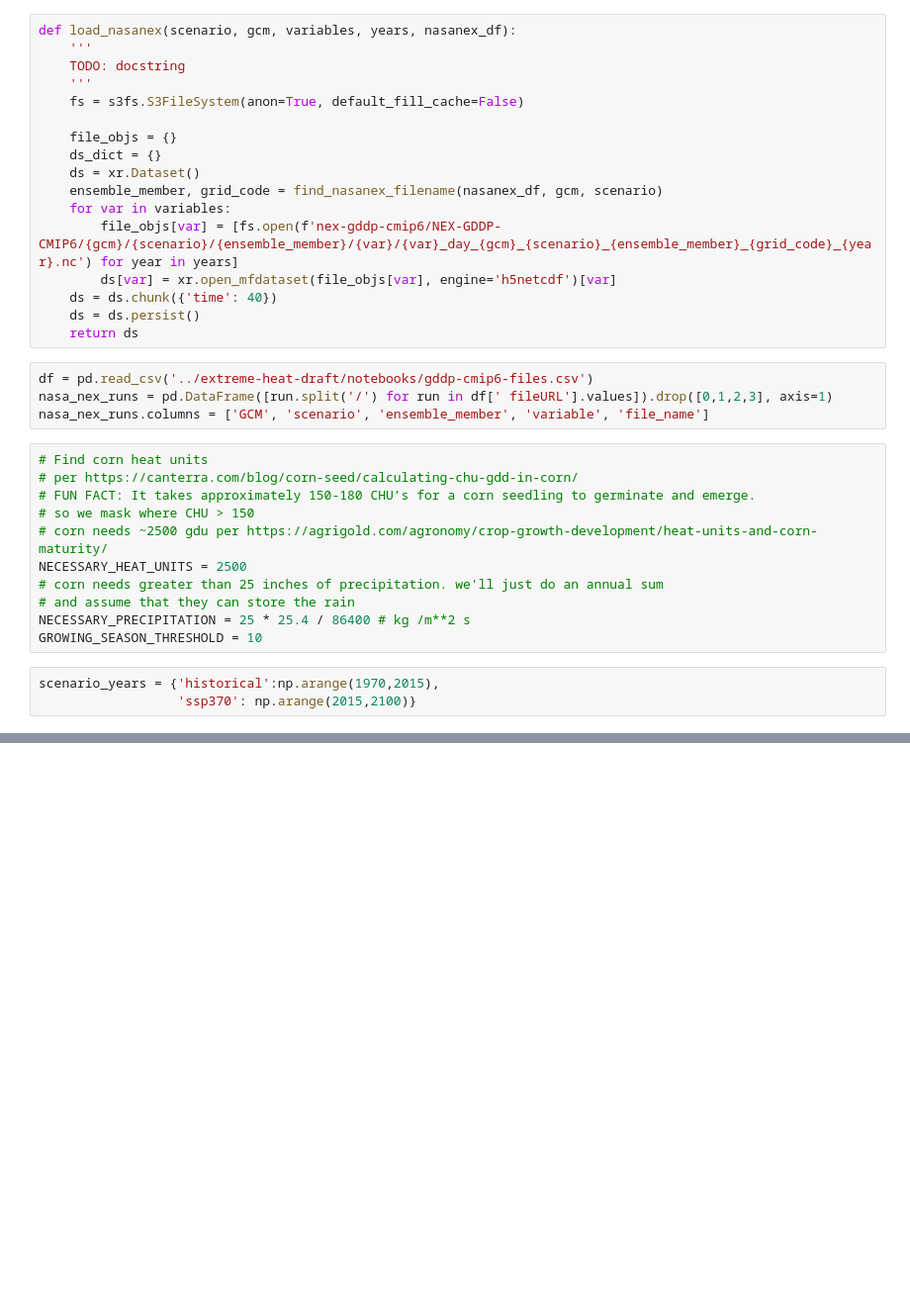
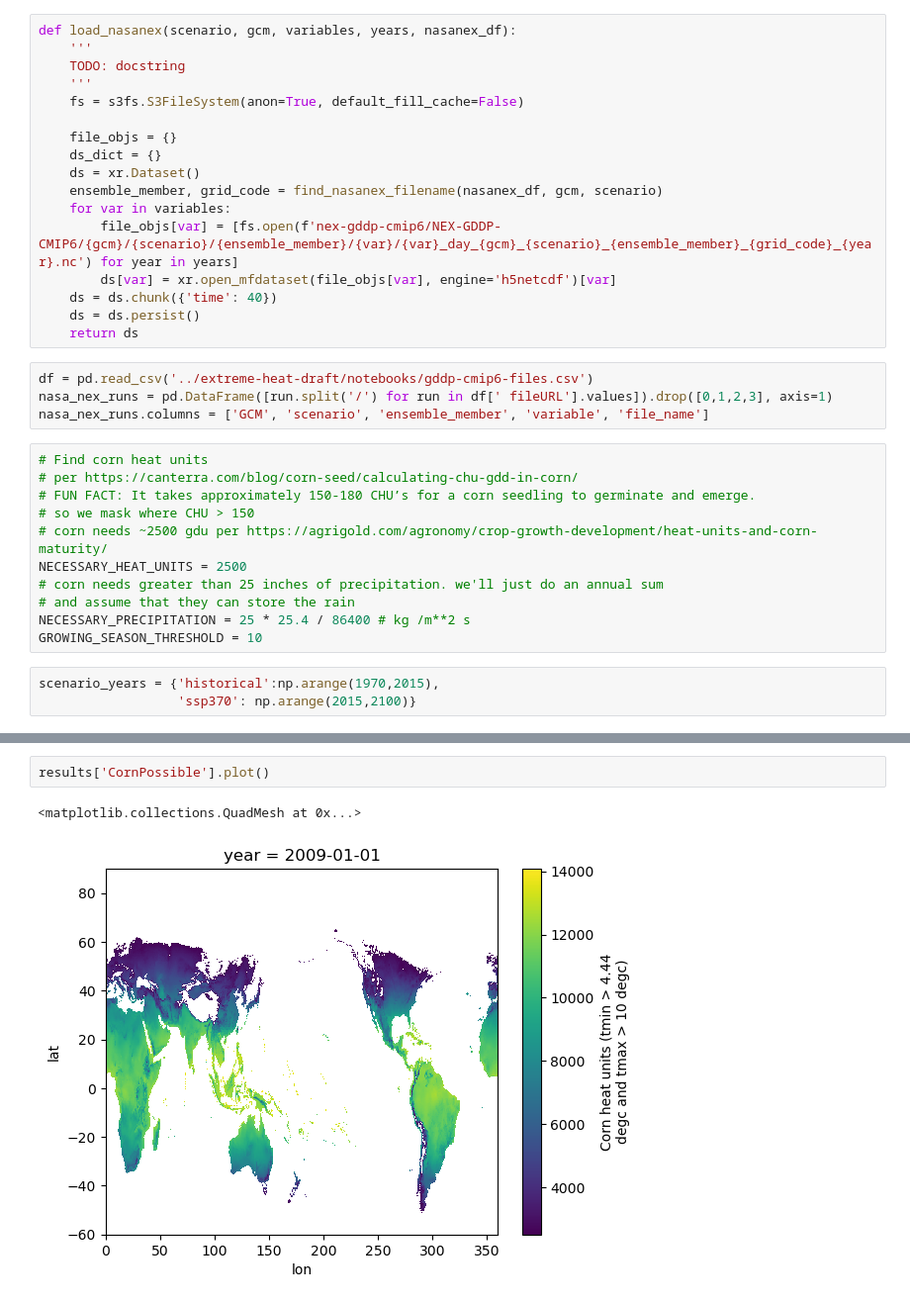
Before and after one commit to carbonplan/drought, a Jupyter notebook: corn_dryspells.ipynb, the cells around one changed output, grey strips where cells are left out. Shown at 99% size. Cells and saved outputs as stored; diff of their text form; blank space fills up the shorter version.

```diff
--- a/corn_dryspells.ipynb
+++ b/corn_dryspells.ipynb
@@ -115,0 +188,5 @@ for scenario, years in scenario_years.items():
+# %%
+results['CornPossible'].plot()
+# %% [output]
+<matplotlib.collections.QuadMesh at 0x...>
+[figure, added]
```
Also changed, not shown: parts of 8 cells of this notebook.
